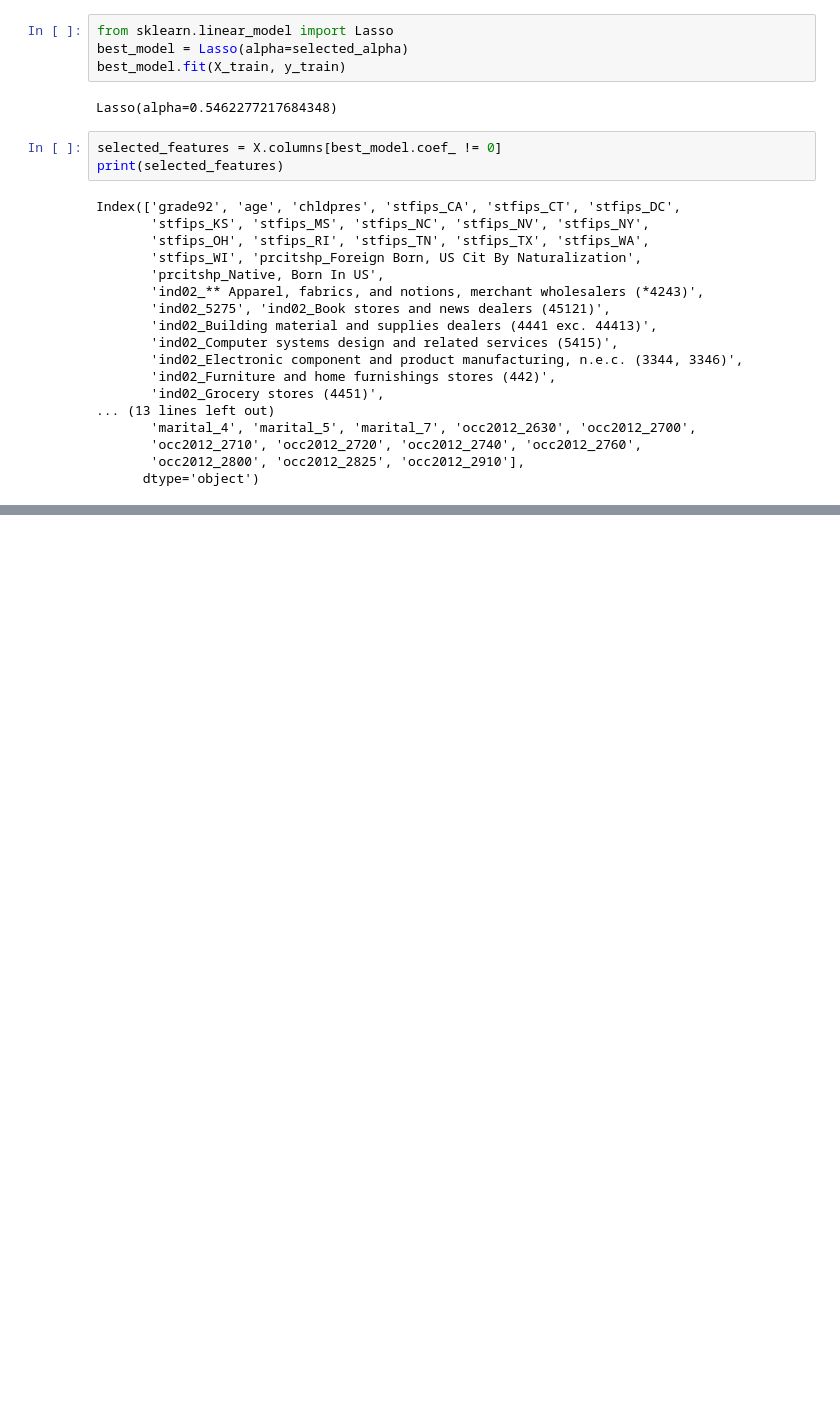
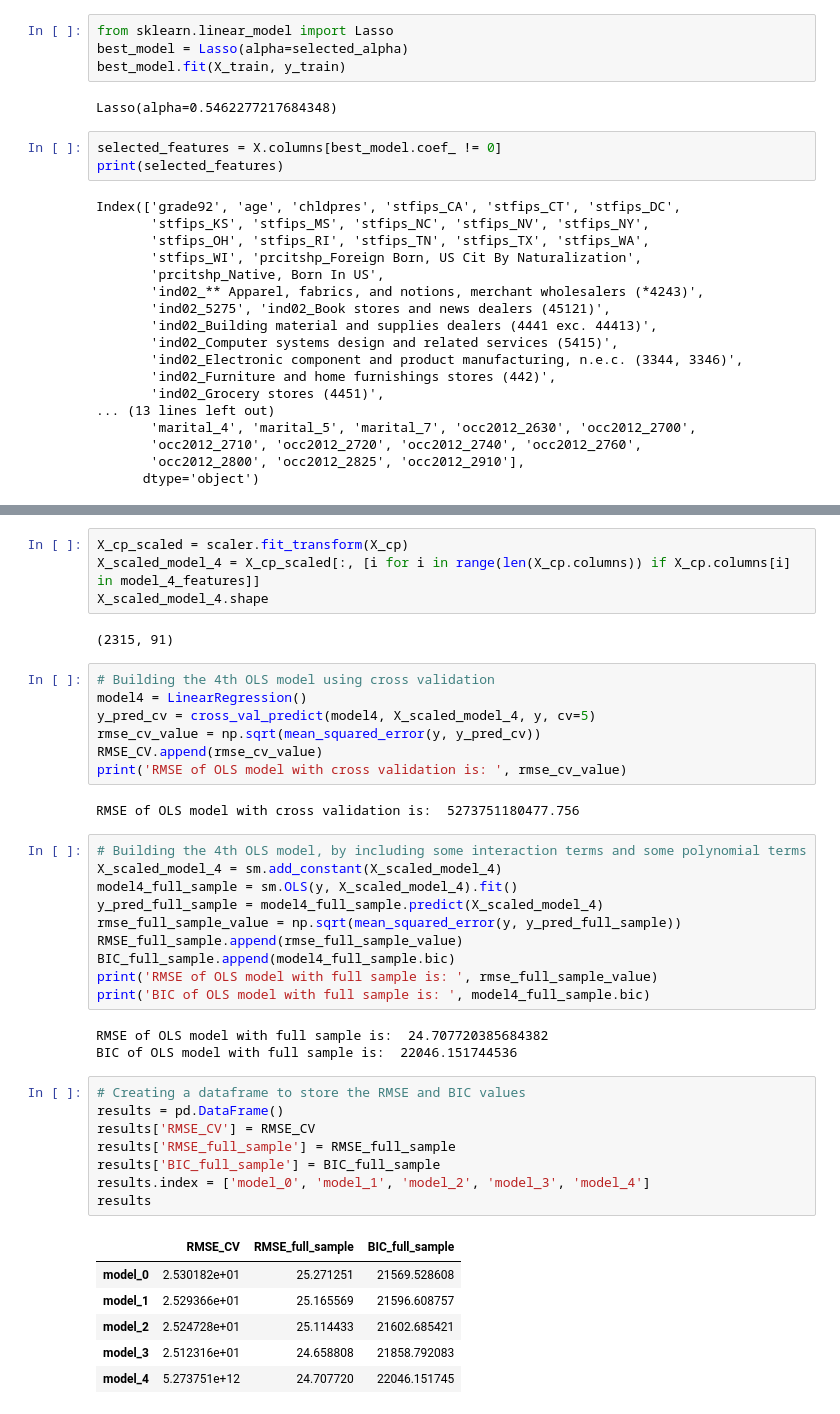
Before and after one commit to navaei-amir/DA3-phdma, a Jupyter notebook: HW1-OLS.ipynb, the cells around one changed output, grey strips where cells are left out. Saved outputs shown, nothing was run; the diff lists cells and outputs as text; blank space fills up the shorter version.

```diff
--- a/HW1-OLS.ipynb
+++ b/HW1-OLS.ipynb
@@ -225,0 +448,43 @@ X_test_selected = X_test[:, best_model.coef_ != 0]
+# %%
+X_cp_scaled = scaler.fit_transform(X_cp)
+X_scaled_model_4 = X_cp_scaled[:, [i for i in range(len(X_cp.columns)) if X_cp.columns[i] in model_4_features]]
+X_scaled_model_4.shape
+# %% [output]
+(2315, 91)
+# %%
+# Building the 4th OLS model using cross validation
+model4 = LinearRegression()
+y_pred_cv = cross_val_predict(model4, X_scaled_model_4, y, cv=5)
+rmse_cv_value = np.sqrt(mean_squared_error(y, y_pred_cv))
+RMSE_CV.append(rmse_cv_value)
+print('RMSE of OLS model with cross validation is: ', rmse_cv_value)
+# %% [output]
+RMSE of OLS model with cross validation is:  5273751180477.756
+# %%
+# Building the 4th OLS model, by including some interaction terms and some polynomial terms
+X_scaled_model_4 = sm.add_constant(X_scaled_model_4)
+model4_full_sample = sm.OLS(y, X_scaled_model_4).fit()
+y_pred_full_sample = model4_full_sample.predict(X_scaled_model_4)
+rmse_full_sample_value = np.sqrt(mean_squared_error(y, y_pred_full_sample))
+RMSE_full_sample.append(rmse_full_sample_value)
+BIC_full_sample.append(model4_full_sample.bic)
+print('RMSE of OLS model with full sample is: ', rmse_full_sample_value)
+print('BIC of OLS model with full sample is: ', model4_full_sample.bic)
+# %% [output]
+RMSE of OLS model with full sample is:  24.707720385684382
+BIC of OLS model with full sample is:  22046.151744536
+# %%
+# Creating a dataframe to store the RMSE and BIC values
+results = pd.DataFrame()
+results['RMSE_CV'] = RMSE_CV
+results['RMSE_full_sample'] = RMSE_full_sample
+results['BIC_full_sample'] = BIC_full_sample
+results.index = ['model_0', 'model_1', 'model_2', 'model_3', 'model_4']
+results
+# %% [output]
+|  | RMSE_CV | RMSE_full_sample | BIC_full_sample |
+| model_0 | 2.530182e+01 | 25.271251 | 21569.528608 |
+| model_1 | 2.529366e+01 | 25.165569 | 21596.608757 |
+| model_2 | 2.524728e+01 | 25.114433 | 21602.685421 |
+| model_3 | 2.512316e+01 | 24.658808 | 21858.792083 |
+| model_4 | 5.273751e+12 | 24.707720 | 22046.151745 |
```
Also changed, not shown: parts of 25 cells of this notebook.
